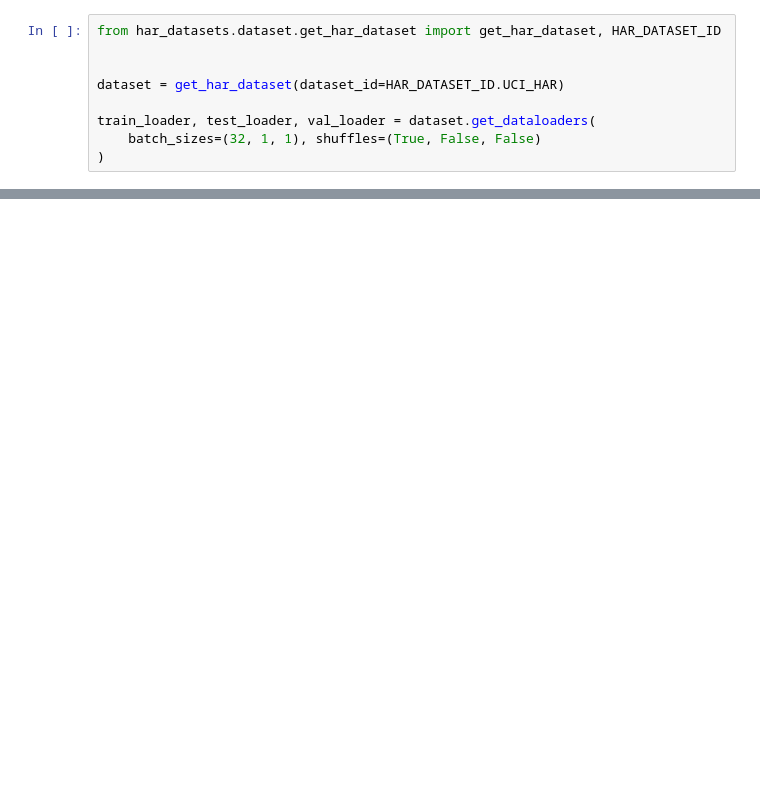
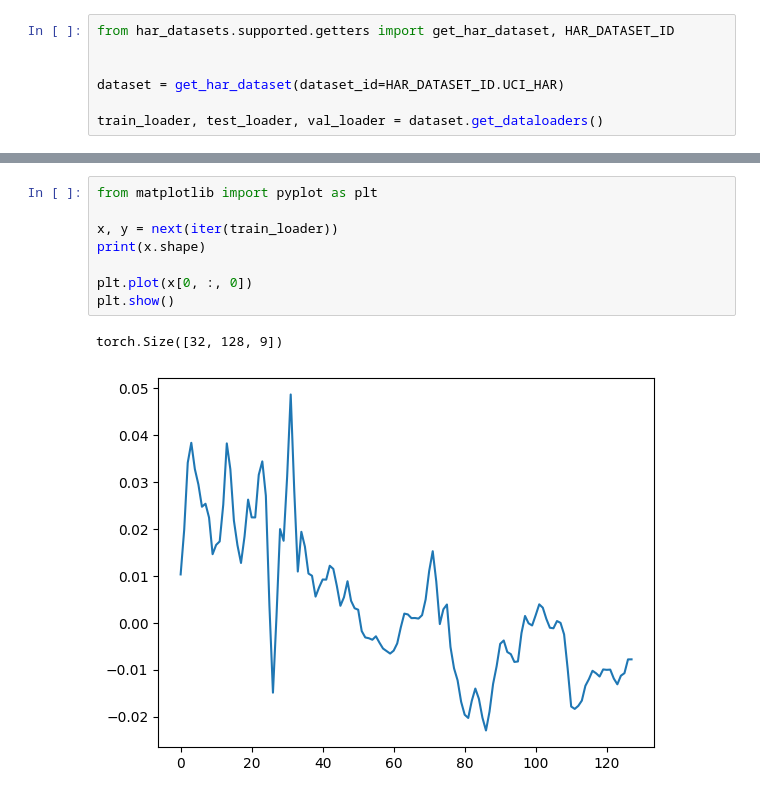
Before and after one commit to tk-king/har-datasets, a Jupyter notebook: notebooks/test.ipynb, the cells around one changed output, grey strips where cells are left out. Saved outputs shown, nothing was run; the diff lists cells and outputs as text; blank space fills up the shorter version.

Commit message:
test and fix bugs

```diff
--- a/notebooks/test.ipynb
+++ b/notebooks/test.ipynb
@@ -11,10 +1,8 @@ Directory ./human+activity+recognition+using+smartphones already exists and is n
 # %%
-from har_datasets.dataset.get_har_dataset import get_har_dataset, HAR_DATASET_ID
+from har_datasets.supported.getters import get_har_dataset, HAR_DATASET_ID
 
 
 dataset = get_har_dataset(dataset_id=HAR_DATASET_ID.UCI_HAR)
 
-train_loader, test_loader, val_loader = dataset.get_dataloaders(
-    batch_sizes=(32, 1, 1), shuffles=(True, False, False)
-)
+train_loader, test_loader, val_loader = dataset.get_dataloaders()
 # %% [output]
@@ -21,0 +18,11 @@ UnboundLocalError: cannot access local variable 'dataset' where it is not associ
+# %%
+from matplotlib import pyplot as plt
+
+x, y = next(iter(train_loader))
+print(x.shape)
+
+plt.plot(x[0, :, 0])
+plt.show()
+# %% [output]
+torch.Size([32, 128, 9])
+[figure, added]
```
Also changed, not shown: parts of 3 cells of this notebook, 12 other files.
